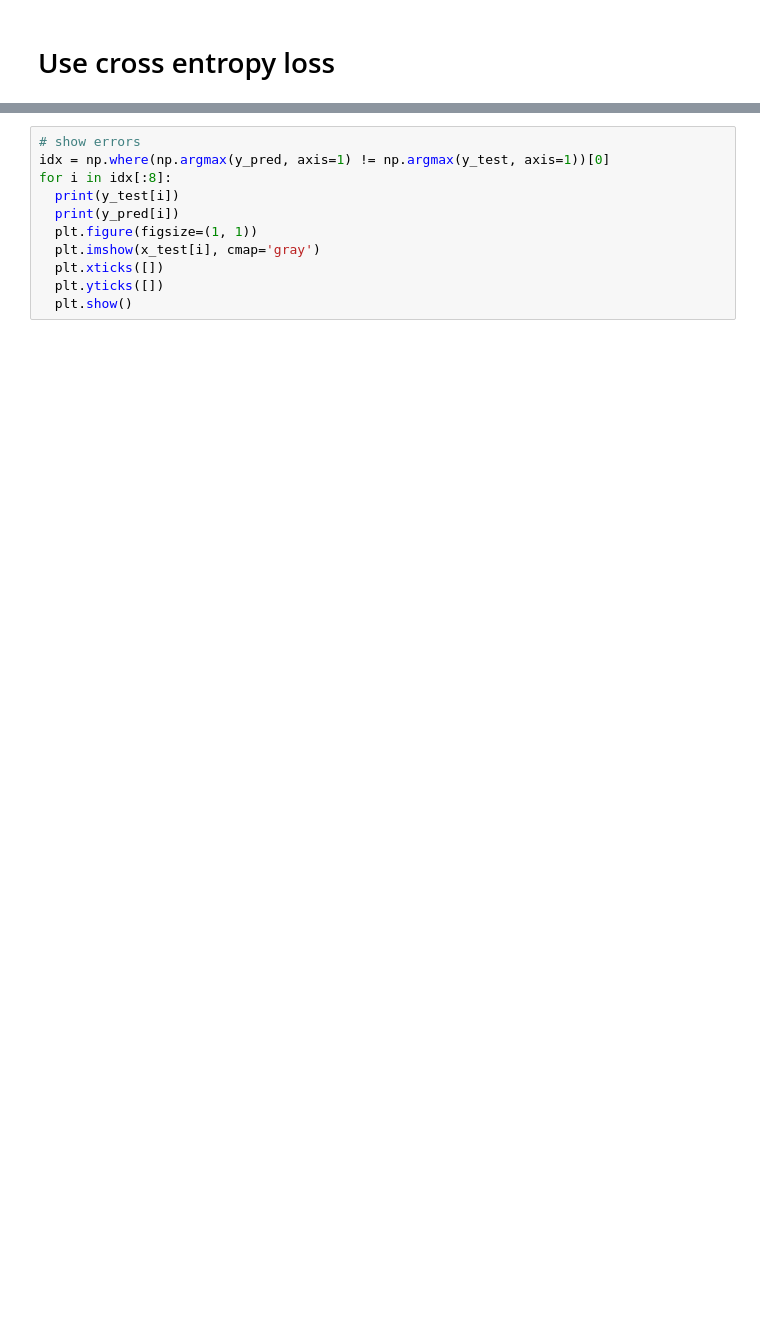
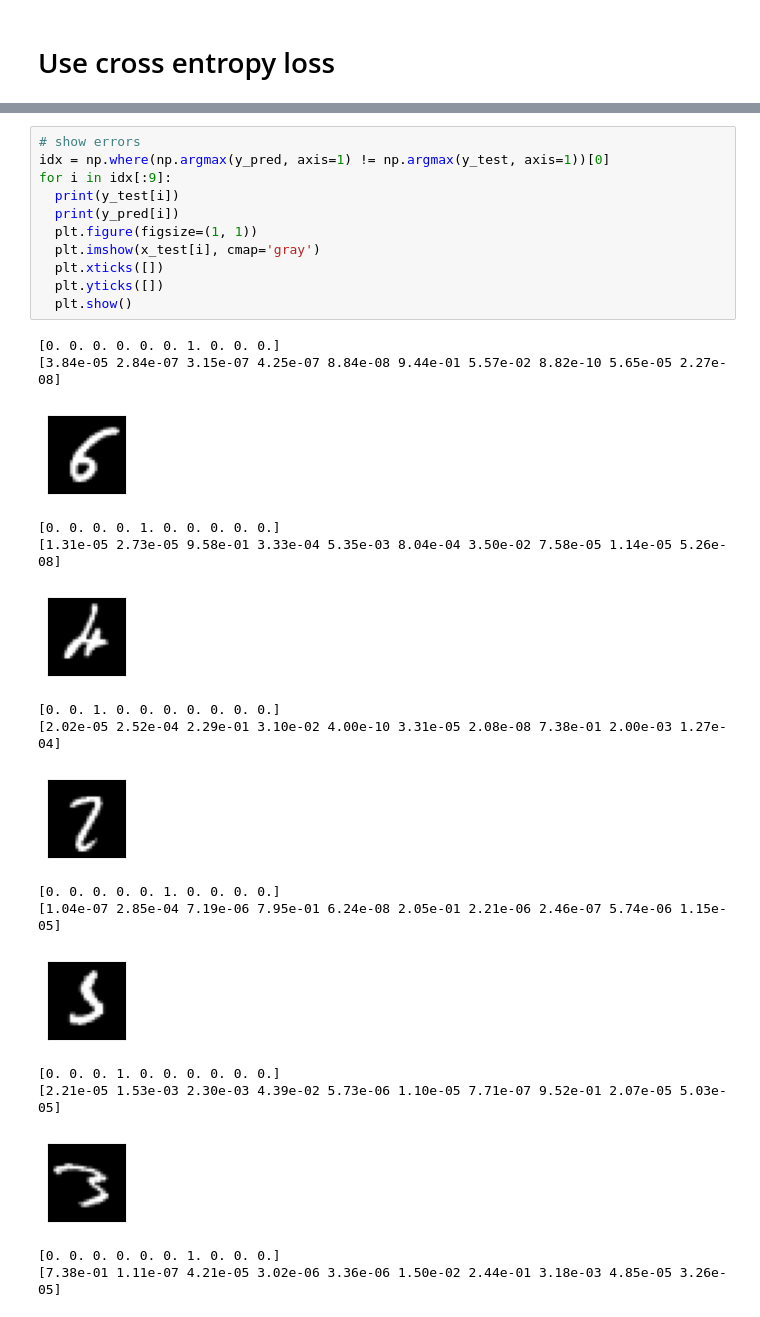
Before and after one commit to ProHamedM/Neural-Computing-and-Deep-Learning, a Jupyter notebook: MNIST Project/2 - MNIST_MLP.ipynb, the cells around one changed output, grey strips where cells are left out. Saved outputs shown, nothing was run; the diff lists cells and outputs as text; blank space fills up the shorter version.

```diff
--- a/MNIST Project/2 - MNIST_MLP.ipynb
+++ b/MNIST Project/2 - MNIST_MLP.ipynb
@@ -217,11 +394,29 @@ print('accuracy = {} %'.format(accuracy))
 # %%
 # show errors
 idx = np.where(np.argmax(y_pred, axis=1) != np.argmax(y_test, axis=1))[0]
-for i in idx[:8]:
+for i in idx[:9]:
   print(y_test[i])
   print(y_pred[i])
   plt.figure(figsize=(1, 1))
   plt.imshow(x_test[i], cmap='gray')
   plt.xticks([])
   plt.yticks([])
   plt.show()
+# %% [output]
+[0. 0. 0. 0. 0. 0. 1. 0. 0. 0.]
+[3.84e-05 2.84e-07 3.15e-07 4.25e-07 8.84e-08 9.44e-01 5.57e-02 8.82e-10 5.65e-05 2.27e-08]
+[figure, added]
+[0. 0. 0. 0. 1. 0. 0. 0. 0. 0.]
+[1.31e-05 2.73e-05 9.58e-01 3.33e-04 5.35e-03 8.04e-04 3.50e-02 7.58e-05 1.14e-05 5.26e-08]
+[figure, added]
+[0. 0. 1. 0. 0. 0. 0. 0. 0. 0.]
+[2.02e-05 2.52e-04 2.29e-01 3.10e-02 4.00e-10 3.31e-05 2.08e-08 7.38e-01 2.00e-03 1.27e-04]
+[figure, added]
+[0. 0. 0. 0. 0. 1. 0. 0. 0. 0.]
+[1.04e-07 2.85e-04 7.19e-06 7.95e-01 6.24e-08 2.05e-01 2.21e-06 2.46e-07 5.74e-06 1.15e-05]
+[figure, added]
+[0. 0. 0. 1. 0. 0. 0. 0. 0. 0.]
+[2.21e-05 1.53e-03 2.30e-03 4.39e-02 5.73e-06 1.10e-05 7.71e-07 9.52e-01 2.07e-05 5.03e-05]
+[figure, added]
+[0. 0. 0. 0. 0. 0. 1. 0. 0. 0.]
+[7.38e-01 1.11e-07 4.21e-05 3.02e-06 3.36e-06 1.50e-02 2.44e-01 3.18e-03 4.85e-05 3.26e-05]
```
Also changed, not shown: parts of 26 cells of this notebook.
